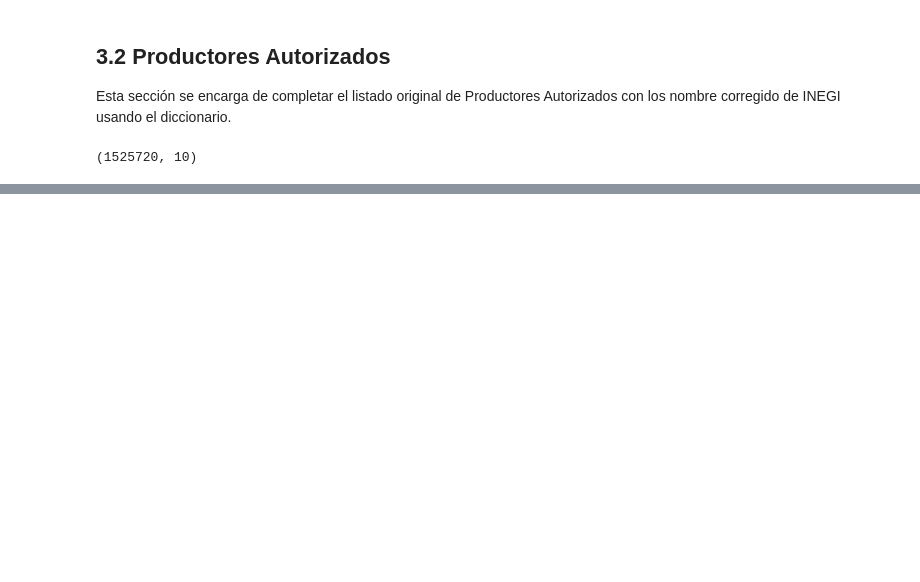
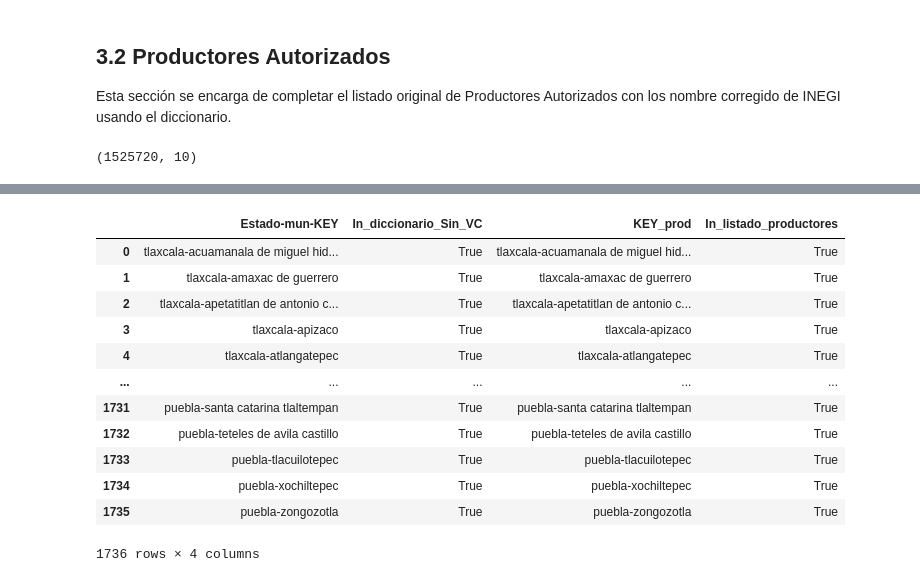
Before and after one commit to DGRIA/SESNA-Fertilizantes, a Jupyter notebook: src/Notebooks/2_Data_cleaning_and_merged.ipynb, the cells around one changed output, grey strips where cells are left out. Saved outputs shown, nothing was run; the diff lists cells and outputs as text; code cells hidden in the pictures; blank space fills up the shorter version.

```diff
--- a/src/Notebooks/2_Data_cleaning_and_merged.ipynb
+++ b/src/Notebooks/2_Data_cleaning_and_merged.ipynb
@@ -597,0 +633,29 @@ listado_productores_complete.to_csv('../../data/listado_productores_complete.csv
+# %%
+# Create a DataFrame with unique values from 'listado_productores'
+df_relations = pd.DataFrame(unique_listado, columns=['Estado-mun-KEY'])
+
+# Check if each value is present in 'diccionario_Sin_VC'
+df_relations['In_diccionario_Sin_VC'] = df_relations['Estado-mun-KEY'].isin(unique_diccionario)
+
+# Repeat the process for 'diccionario_Sin_VC'
+df_relations_diccionario = pd.DataFrame(unique_diccionario, columns=['KEY_prod'])
+df_relations_diccionario['In_listado_productores'] = df_relations_diccionario['KEY_prod'].isin(unique_listado)
+
+# Merge the two DataFrames
+df_relations = pd.merge(df_relations, df_relations_diccionario, left_on='Estado-mun-KEY', right_on='KEY_prod', how='outer')
+
+df_relations
+# %% [output]
+|  | Estado-mun-KEY | In_diccionario_Sin_VC | KEY_prod | In_listado_productores |
+| 0 | tlaxcala-acuamanala de miguel hid... | True | tlaxcala-acuamanala de miguel hid... | True |
+| 1 | tlaxcala-amaxac de guerrero | True | tlaxcala-amaxac de guerrero | True |
+| 2 | tlaxcala-apetatitlan de antonio c... | True | tlaxcala-apetatitlan de antonio c... | True |
+| 3 | tlaxcala-apizaco | True | tlaxcala-apizaco | True |
+| 4 | tlaxcala-atlangatepec | True | tlaxcala-atlangatepec | True |
+| ... | ... | ... | ... | ... |
+| 1731 | puebla-santa catarina tlaltempan | True | puebla-santa catarina tlaltempan | True |
+| 1732 | puebla-teteles de avila castillo | True | puebla-teteles de avila castillo | True |
+| 1733 | puebla-tlacuilotepec | True | puebla-tlacuilotepec | True |
+| 1734 | puebla-xochiltepec | True | puebla-xochiltepec | True |
+| 1735 | puebla-zongozotla | True | puebla-zongozotla | True |
+1736 rows × 4 columns
```
Also changed, not shown: parts of 18 cells of this notebook, 1 other file.
